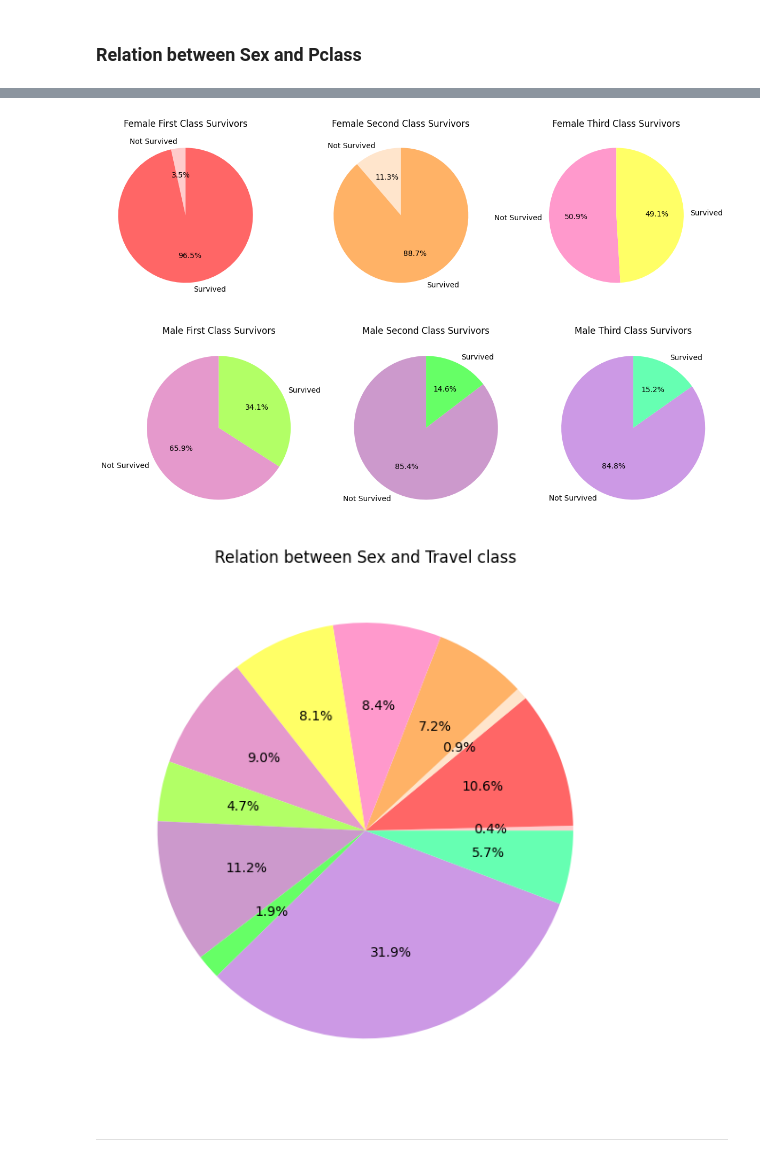
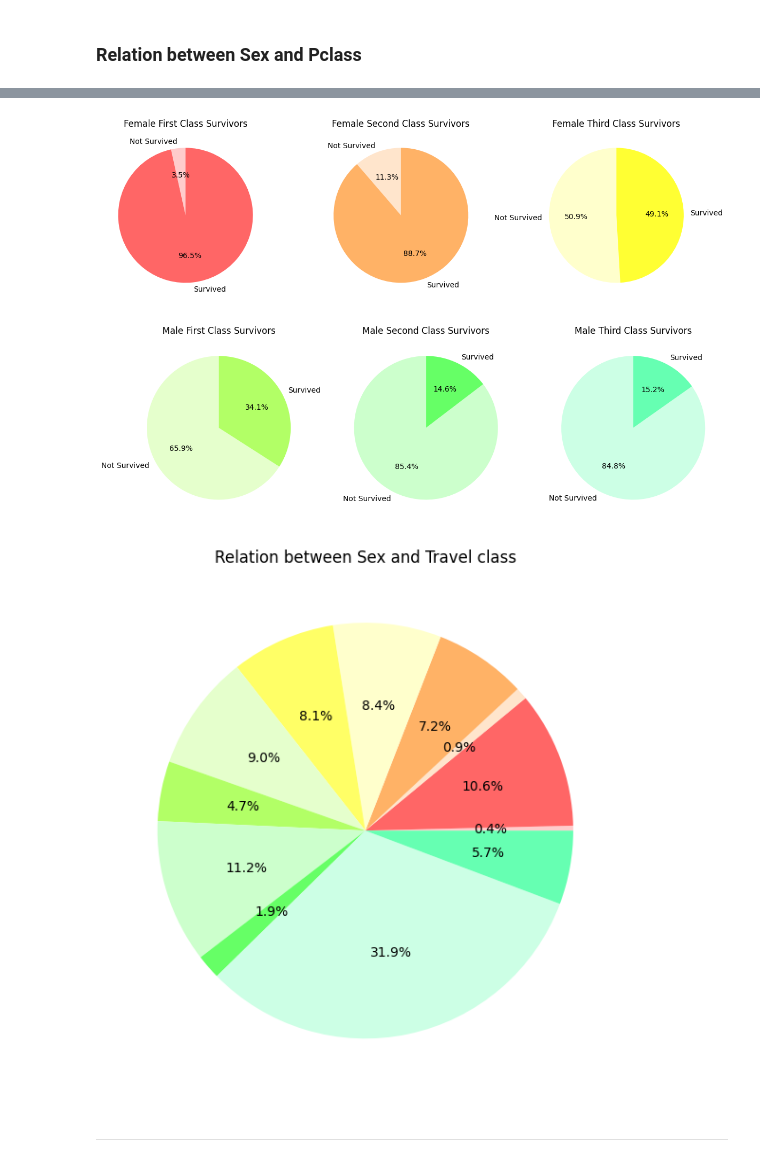
Before and after one commit to davidedigrande/titanic-dataset-eda, a Jupyter notebook: notebook.ipynb, the cells around one changed output, grey strips where cells are left out. Cells and saved outputs as stored; diff of their text form; code cells hidden in the pictures.

Commit message:
comments and colors correction

```diff
--- a/notebook.ipynb
+++ b/notebook.ipynb
@@ -648,12 +598,12 @@ sns.violinplot(df, x="Age", y="Sex", split=True, hue="Survived", inner=None, pal
 ### Relation between Sex and Pclass
 # %%
 # Gender and Class colors:
-female_first_class_colors = ["#FF3333","#FF6666", "#FF9999", "#FFCCCC"] # (4 shades of red)
-female_second_class_colors = ["#FF9933" ,"#FFB266", "#FFCC99", "#FFE5CC"] # (4 shades of orange)
-female_third_class_colors = ["#FFFF33","#FFFF66", "#FFFF99", "#FF99CC"] # (4 shades of yellow)
-male_first_class_colors = ["#99FF33", "#B2FF66", "#CCFF99", "#E599CC"] # (4 shades of light green)
-male_second_class_colors = ["#33FF33", "#66FF66", "#99FF99", "#CC99CC"] # (4 shades of green)
-male_third_class_colors = ["#33FF99", "#66FFB2", "#99FFCC", "#CC99E5"] # (4 shades of dark blue/green)
+female_first_class_colors = ["#FF3333","#FF6666", "#FF9999", "#FFCCCC"] # (red)
+female_second_class_colors = ["#FF9933" ,"#FFB266", "#FFCC99", "#FFE5CC"] # (orange)
+female_third_class_colors = ["#FFFF33","#FFFF66", "#FFFF99", "#FFFFCC"] # (yellow)
+male_first_class_colors = ["#99FF33", "#B2FF66", "#CCFF99", "#E5FFCC"] # (light green)
+male_second_class_colors = ["#33FF33", "#66FF66", "#99FF99", "#CCFFCC"] # (green)
+male_third_class_colors = ["#33FF99", "#66FFB2", "#99FFCC", "#CCFFE5"] # (blue/green)
 # %%
 gender_class_survived = df.groupby(by=['Sex', 'Pclass', 'Survived' ])['Survived'].count()
 gender_class_survived
@@ -673,8 +623,7 @@ male    1.0     0.0         118
                 1.0          75
 Name: Survived, dtype: int64
 # %%
-# Create pie charts for each Pclass
-plt.figure(figsize=(12, 4))  # Adjust figure size for better visualization
+plt.figure(figsize=(12, 4))
 
 # Female First class
 plt.subplot(1, 3, 1)
@@ -686,38 +635,38 @@ plt.pie(
     autopct='%1.1f%%',
     colors=[female_first_class_colors[3],female_first_class_colors[1]],
     startangle=90,
         )
 
 # Female Second class
 plt.subplot(1, 3, 2)
 female_second_class = gender_class_survived.get("female")[2]
 plt.title("Female Second Class Survivors")
 plt.pie(
     female_second_class,
     labels=["Not Survived", "Survived"],
     autopct='%1.1f%%',
     colors=[female_second_class_colors[3],female_second_class_colors[1]],
     startangle=90,
         )
 
 # Female Third class
 plt.subplot(1, 3, 3)
 female_third_class = gender_class_survived.get("female")[3]
 plt.title("Female Third Class Survivors")
 plt.pie(
     female_third_class,
     labels=["Not Survived", "Survived"],
     autopct='%1.1f%%',
-    colors=[female_third_class_colors[3],female_third_class_colors[1]],
+    colors=[female_third_class_colors[3],female_third_class_colors[0]],
     startangle=90,
         )
 
-plt.tight_layout()  # Adjust spacing between subplots
+plt.tight_layout()
 plt.show()
 # %% [output]
-[figure, old version]
+[figure, new version]
 # %%
-plt.figure(figsize=(12, 4))  # Adjust figure size for better visualization
+plt.figure(figsize=(12, 4))
 
 # Male First class
 plt.subplot(1, 3, 1)
@@ -755,17 +704,16 @@ plt.pie(
     startangle=90,
         )
 
-plt.tight_layout()  # Adjust spacing between subplots
+plt.tight_layout()
 plt.show()
 # %% [output]
-[figure, old version]
+[figure, new version]
 # %%
 # Count
 class_gender_survived = df.groupby(by=['Sex', 'Pclass', 'Survived'])['Survived'].count()
 
 plt.figure(figsize=(8, 6))
 
-# First class
 first_class = class_survived.get([1,2,3,'male', 'felmae'])
 plt.title("Relation between Sex and Travel class")
 plt.pie(class_gender_survived,
@@ -782,10 +730,10 @@ plt.pie(class_gender_survived,
         #counterclock=False
         )
 
-plt.tight_layout()  # Adjust spacing between subplots
+plt.tight_layout()
 plt.show()
 # %% [output]
-[figure, old version]
+[figure, new version]
 # %% [markdown]
 ---
 # %% [markdown]
```
Also changed, not shown: parts of 4 cells of this notebook.
